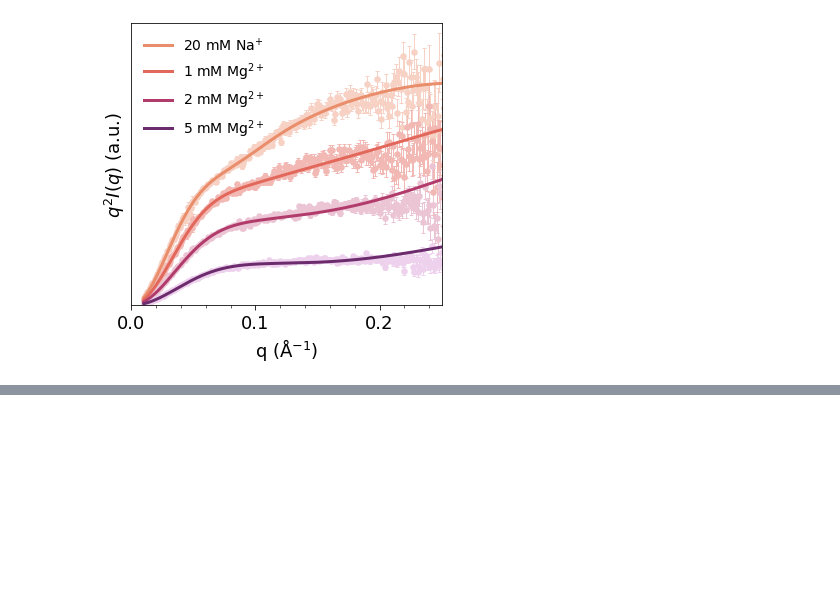
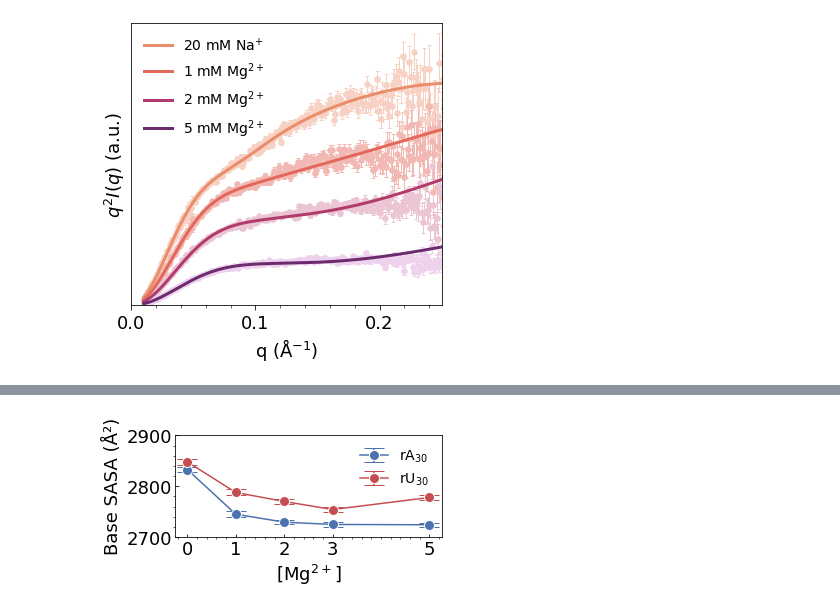
Before and after one commit to peter-zhang-chem/biophysical-temperature-dependent-ssRNA, a Jupyter notebook: analysis/Fig2/Fig2.ipynb, the cells around one changed output, grey strips where cells are left out. Drawn from its saved outputs; the diff is of its cells as text; code cells hidden in the pictures; blank space fills up the shorter version.

```diff
--- a/analysis/Fig2/Fig2.ipynb
+++ b/analysis/Fig2/Fig2.ipynb
@@ -589,0 +1087,79 @@ plt.show()
+# %%
+base_dir = "/projects/academic/nguyenh/Peter/RNA-homopolymers/analysis-scripts/manuscript-final/Fig2"
+
+mg = [0, 1, 2, 3, 5]
+colors = sns.color_palette("deep")
+
+rA_sasa_avg = []
+rA_sasa_conf = []
+rU_sasa_avg = []
+rU_sasa_conf = []
+
+rng = np.random.default_rng(12345)
+
+for m in mg:
+    rA_file = os.path.join(base_dir, "rA30", "Na20", f"Mg{m}", "sasa_partitioned_cg.dat")
+    rU_file = os.path.join(base_dir, "rU30", "Na20", f"Mg{m}", "sasa_partitioned_cg.dat")
+
+    rA_df = pd.read_csv(
+        rA_file,
+        comment="#",
+        sep=r"\s+",
+        names=["Base", "Sugar", "Phosphate", "Total"],
+    )
+
+    rU_df = pd.read_csv(
+        rU_file,
+        comment="#",
+        sep=r"\s+",
+        names=["Base", "Sugar", "Phosphate", "Total"],
+    )
+
+    rA_sasa_avg.append(np.average(rA_df["Base"]))
+    rA_sasa_conf.append(mean_ci_mbb(rA_df["Base"], rng=rng))
+
+    rU_sasa_avg.append(np.average(rU_df["Base"]))
+    rU_sasa_conf.append(mean_ci_mbb(rU_df["Base"], rng=rng))
+
+
+plt.figure(figsize=(5, 2.5))
+
+plt.errorbar(
+    mg,
+    rA_sasa_avg,
+    yerr=rA_sasa_conf,
+    fmt="o-",
+    capsize=10,
+    markeredgecolor="white",
+    color=colors[0],
+    label=r"rA$_{30}$",
+    lw=1.5,
+    ms=10,
+)
+
+plt.errorbar(
+    mg,
+    rU_sasa_avg,
+    yerr=rU_sasa_conf,
+    fmt="o-",
+    capsize=10,
+    markeredgecolor="white",
+    color=colors[3],
+    label=r"rU$_{30}$",
+    lw=1.5,
+    ms=10,
+)
+
+plt.xlabel(r"$\mathrm{[Mg^{2+}]}$", fontsize=18)
+plt.ylabel("Base SASA (Å²)", fontsize=18)
+
+plt.tick_params(axis="both", which="major", labelsize=18, direction="in")
+plt.yticks(np.arange(2700, 3000, 100))
+plt.xticks(mg)
+
+plt.legend(frameon=False, fontsize=14)
+plt.minorticks_on()
+plt.tight_layout()
+plt.show()
+# %% [output]
+[figure, added]
```
Also changed, not shown: parts of 7 cells of this notebook, 42 other files.
